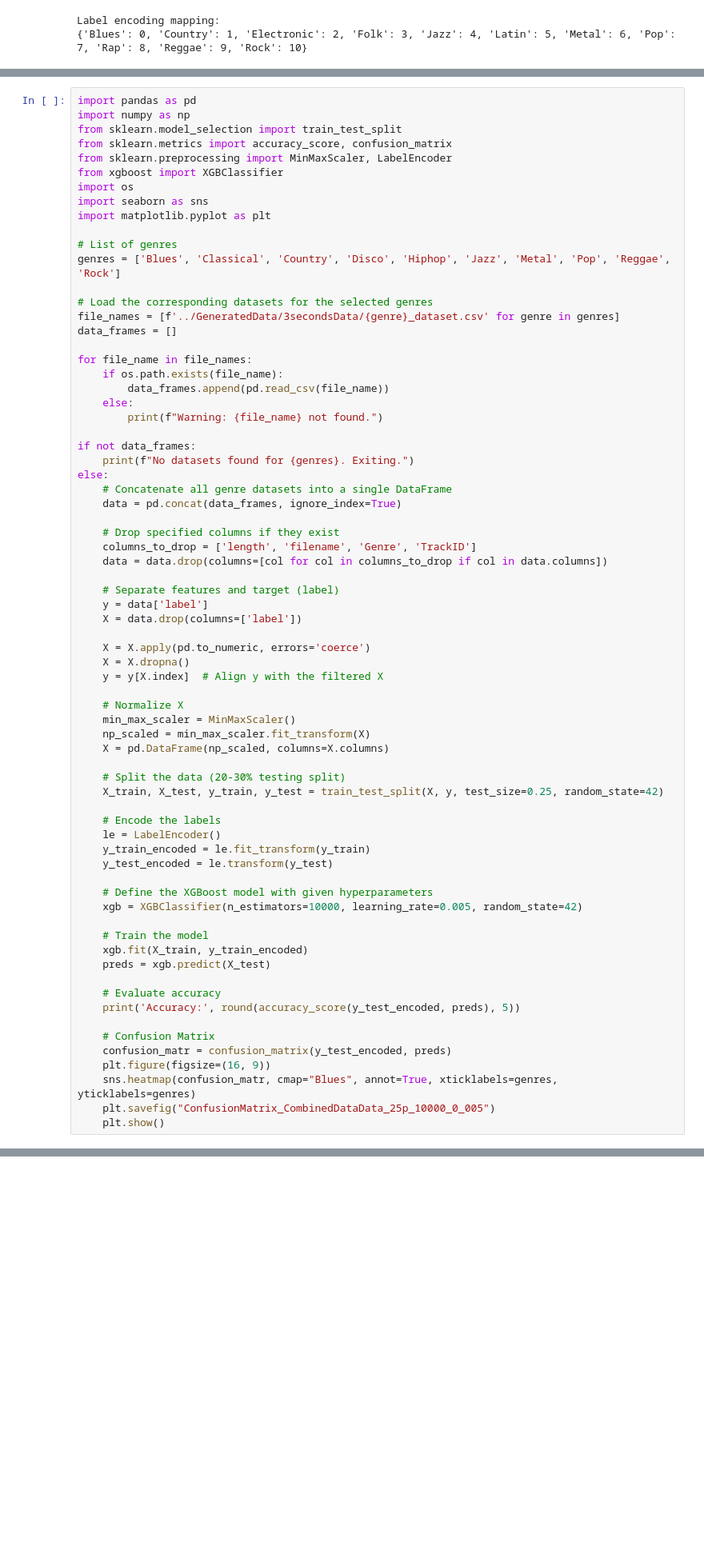
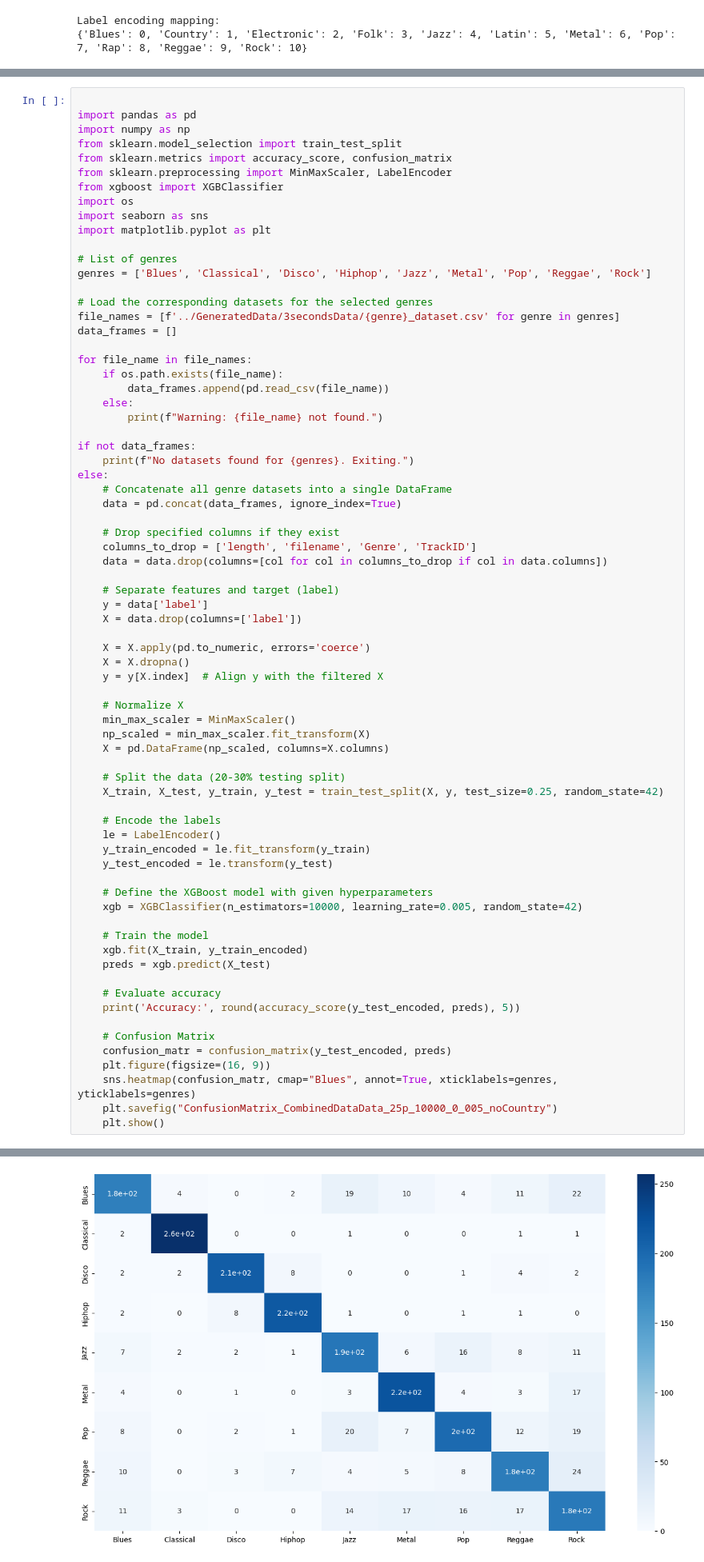
Before and after one commit to ReehalS/TeamTBD_SongClassifier, a Jupyter notebook: Models/selected_genres_model.ipynb, the cells around one changed output, grey strips where cells are left out. Shown: that part at 80% size. Cells and saved outputs as stored; diff of their text form; blank space fills up the shorter version.

```diff
--- a/Models/selected_genres_model.ipynb
+++ b/Models/selected_genres_model.ipynb
@@ -172,6 +172,7 @@ plt.show()
 Accuracy : 0.71631
 [figure]
 # %%
+
 import pandas as pd
 import numpy as np
 from sklearn.model_selection import train_test_split
@@ -183,7 +184,7 @@ import seaborn as sns
 import matplotlib.pyplot as plt
 
 # List of genres
-genres = ['Blues', 'Classical', 'Country', 'Disco', 'Hiphop', 'Jazz', 'Metal', 'Pop', 'Reggae', 'Rock']
+genres = ['Blues', 'Classical', 'Disco', 'Hiphop', 'Jazz', 'Metal', 'Pop', 'Reggae', 'Rock']
 
 # Load the corresponding datasets for the selected genres
 file_names = [f'../GeneratedData/3secondsData/{genre}_dataset.csv' for genre in genres]
@@ -240,5 +241,6 @@ else:
     confusion_matr = confusion_matrix(y_test_encoded, preds)
     plt.figure(figsize=(16, 9))
     sns.heatmap(confusion_matr, cmap="Blues", annot=True, xticklabels=genres, yticklabels=genres)
-    plt.savefig("ConfusionMatrix_CombinedDataData_25p_10000_0_005")
+    plt.savefig("ConfusionMatrix_CombinedDataData_25p_10000_0_005_noCountry")
     plt.show()
+# %% [output]
@@ -245,3 +248,4 @@ else:
+[figure, added]
 # %%
 # Display the number of rows in X
 print(f"Number of rows in X: {X.shape[0]}")
```
Also changed, not shown: parts of 2 cells of this notebook, 6 other files.
